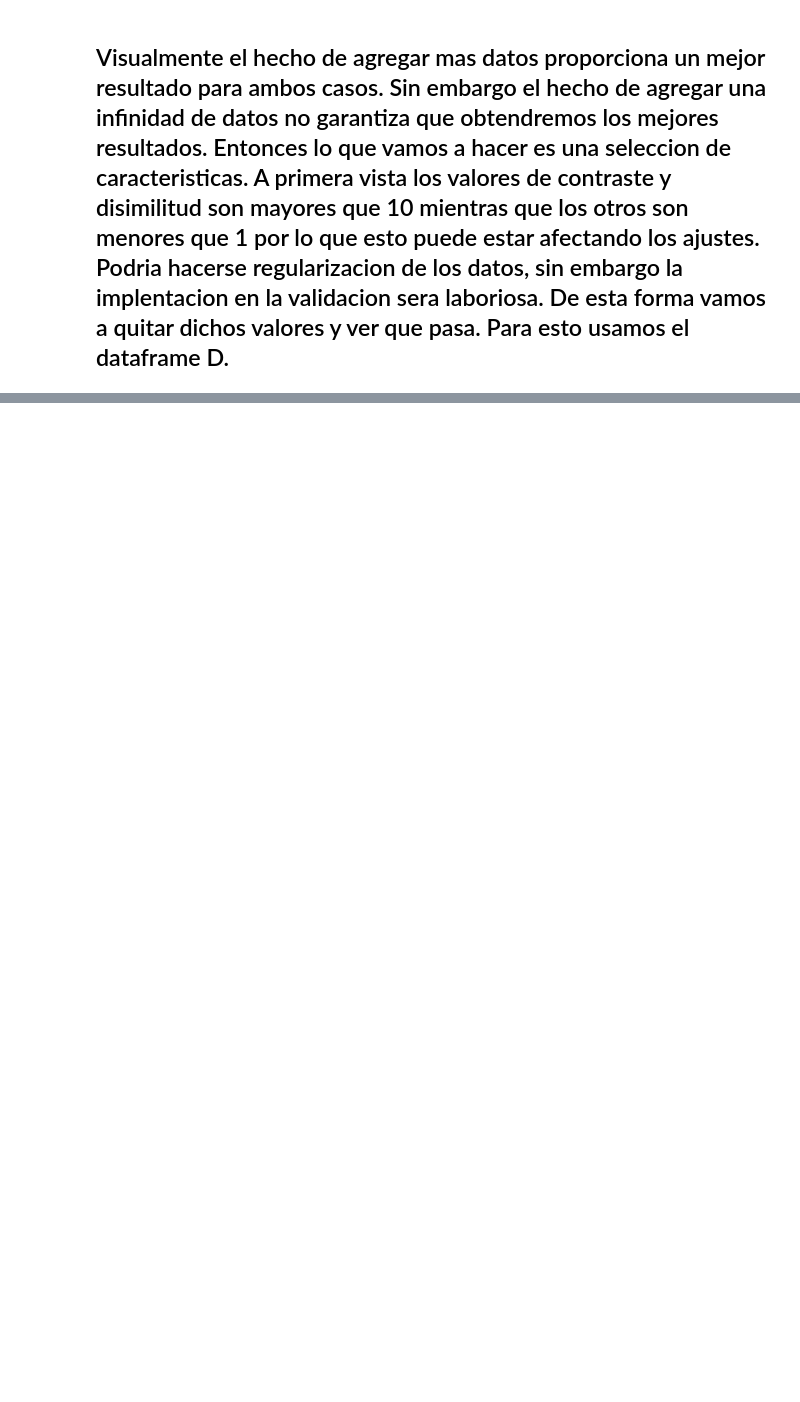
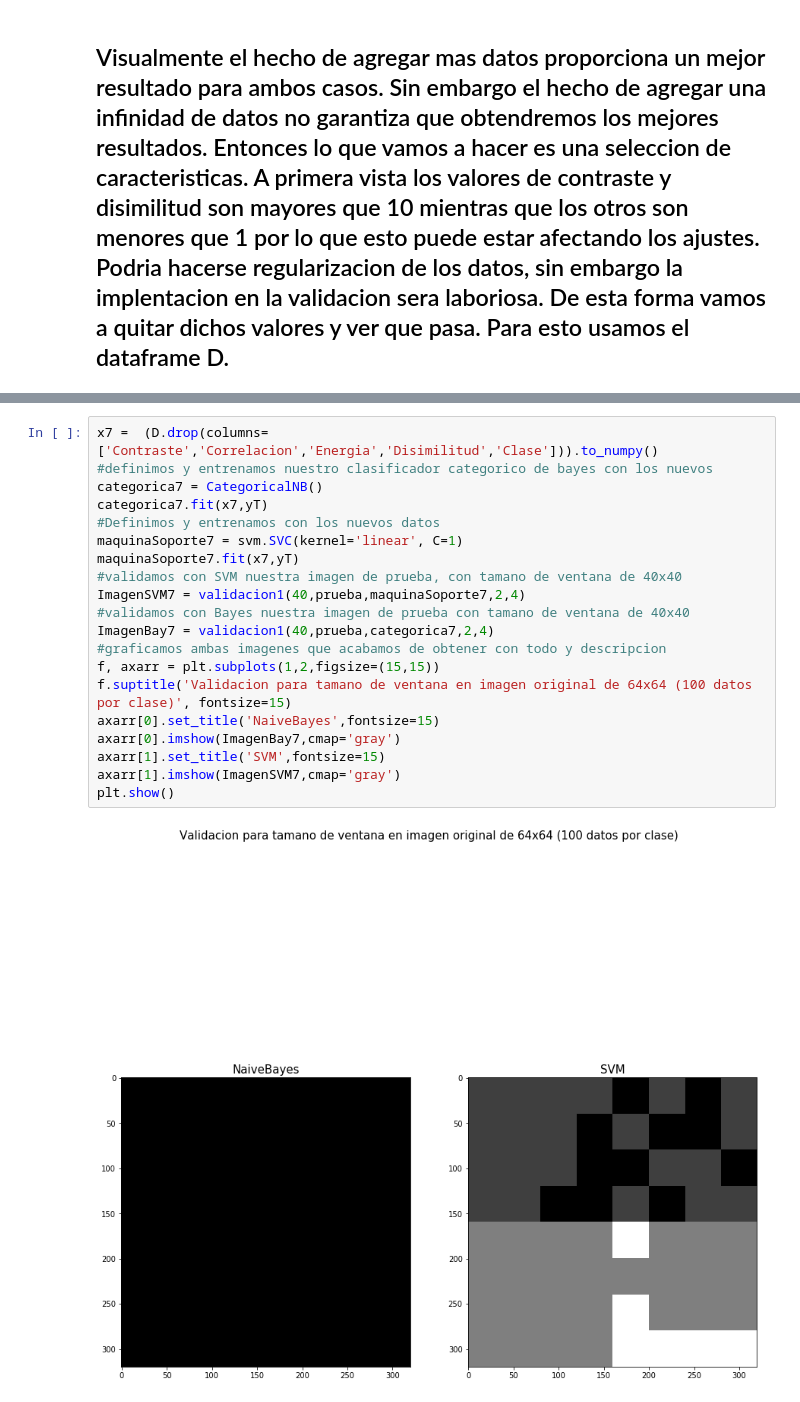
Before and after one commit to Pedri0/Texturas, a Jupyter notebook: Texturas.ipynb, the cells around one changed output, grey strips where cells are left out. Drawn from its saved outputs; the diff is of its cells as text; blank space fills up the shorter version.

```diff
--- a/Texturas.ipynb
+++ b/Texturas.ipynb
@@ -421,0 +606,22 @@ x =  (D.drop(columns=['Contraste','Disimilitud','Clase'])).to_numpy()
+# %%
+x7 =  (D.drop(columns=['Contraste','Correlacion','Energia','Disimilitud','Clase'])).to_numpy()
+#definimos y entrenamos nuestro clasificador categorico de bayes con los nuevos
+categorica7 = CategoricalNB()
+categorica7.fit(x7,yT)
+#Definimos y entrenamos con los nuevos datos
+maquinaSoporte7 = svm.SVC(kernel='linear', C=1)
+maquinaSoporte7.fit(x7,yT)
+#validamos con SVM nuestra imagen de prueba, con tamano de ventana de 40x40
+ImagenSVM7 = validacion1(40,prueba,maquinaSoporte7,2,4)
+#validamos con Bayes nuestra imagen de prueba con tamano de ventana de 40x40
+ImagenBay7 = validacion1(40,prueba,categorica7,2,4)
+#graficamos ambas imagenes que acabamos de obtener con todo y descripcion
+f, axarr = plt.subplots(1,2,figsize=(15,15))
+f.suptitle('Validacion para tamano de ventana en imagen original de 64x64 (100 datos por clase)', fontsize=15)
+axarr[0].set_title('NaiveBayes',fontsize=15)
+axarr[0].imshow(ImagenBay7,cmap='gray')
+axarr[1].set_title('SVM',fontsize=15)
+axarr[1].imshow(ImagenSVM7,cmap='gray')
+plt.show()
+# %% [output]
+[figure, added]
```
Also changed, not shown: parts of 14 cells of this notebook.
